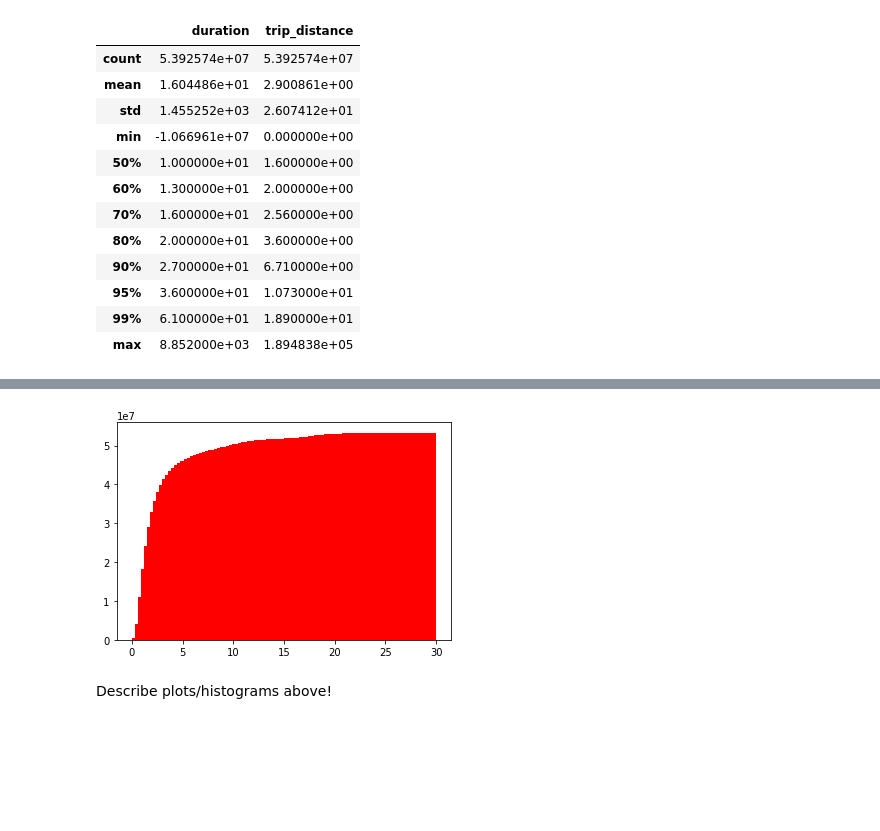
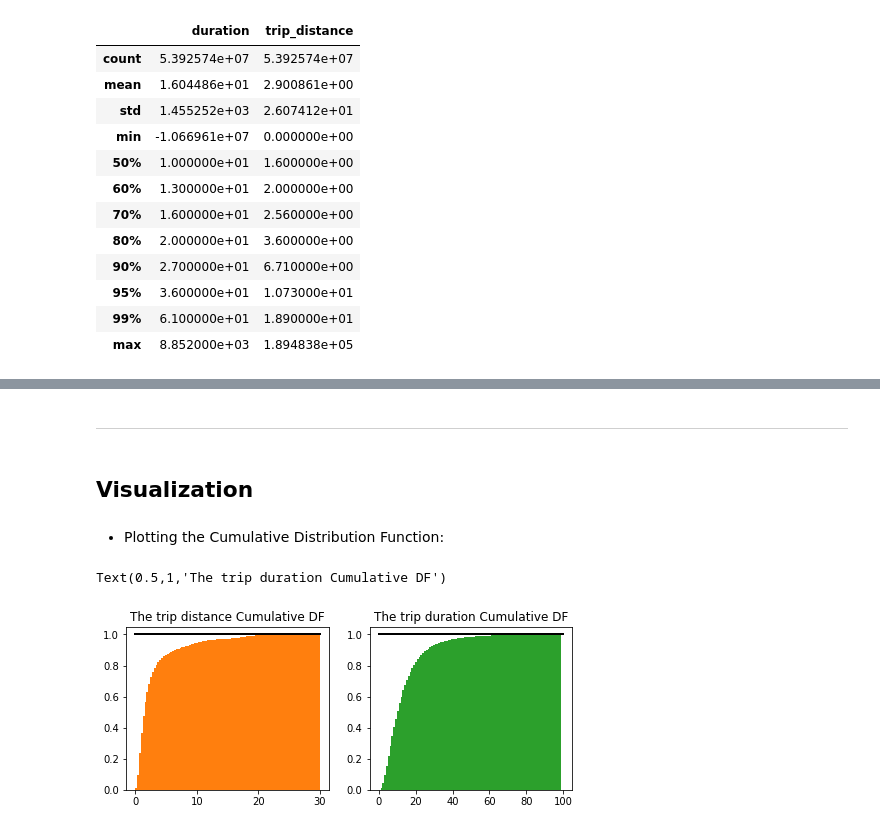
Before and after one commit to eltajbabanli/ADM-HW2, a Jupyter notebook: RQ5.ipynb, the cells around one changed output, grey strips where cells are left out. Cells and saved outputs as stored; diff of their text form; code cells hidden in the pictures; blank space fills up the shorter version.

```diff
--- a/RQ5.ipynb
+++ b/RQ5.ipynb
@@ -94,2 +123,4 @@ For example, for the 99th percentile trip_distance is about 19 miles, and the ma
 # %%
-filtered_trip_duration_and_distance_df = trip_duration_and_distance_df[(trip_duration_and_distance_df.duration.between(1,100)) & (trip_duration_and_distance_df.trip_distance.between(0, 100))]
+# Filtering according to our assumptions above
+filtered_trip_duration_and_distance_df = trip_duration_and_distance_df[(trip_duration_and_distance_df.duration.between(0,100, inclusive=False))\
+                                                                       & (trip_duration_and_distance_df.trip_distance.between(0, 30, inclusive=False))]
@@ -116,7 +127,22 @@ h1 = plt.hist(filtered_trip_duration_and_distance_df.trip_distance, density=True
-# %%
-# Plotting Cumulative Density Function
-cdf = plt.hist(filtered_trip_duration_and_distance_df.trip_distance, cumulative=True, bins=100, range=(0,30), color="red")
-# %% [output]
-[figure, removed]
-# %% [markdown]
- Describe plots/histograms above!
+# %% [markdown]
+---------------
+# %% [markdown]
+## Visualization
+# %% [markdown]
+* Plotting the Cumulative Distribution Function:
+# %%
+# Setting the image size and location
+plt.rcParams["figure.figsize"] = [8,3]
+f2, axarr2 = plt.subplots(1, 2)
+
+# Plotting
+axarr2[0].hist(filtered_trip_duration_and_distance_df.trip_distance, cumulative=True, density=True, bins=100, color="C1")
+axarr2[0].plot([0, 30], [1, 1], 'k-', lw=2)
+axarr2[0].set_title('The trip distance Cumulative DF')
+
+axarr2[1].hist(filtered_trip_duration_and_distance_df.duration, cumulative=True,  density=True, bins=100, color="C2")
+axarr2[1].plot([0, 100], [1, 1], 'k-', lw=2)
+axarr2[1].set_title('The trip duration Cumulative DF')
+# %% [output]
+Text(0.5,1,'The trip duration Cumulative DF')
+[figure, added]
```
Also changed, not shown: parts of 41 cells of this notebook.
